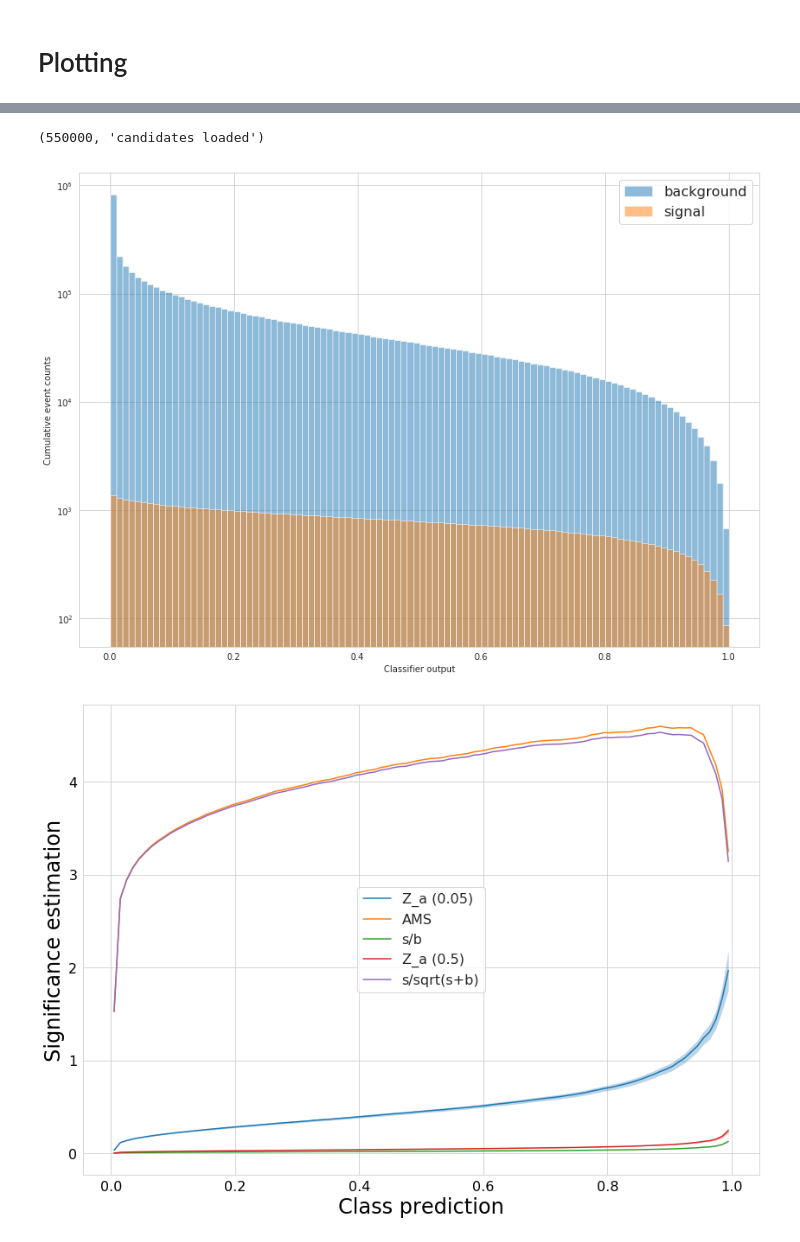
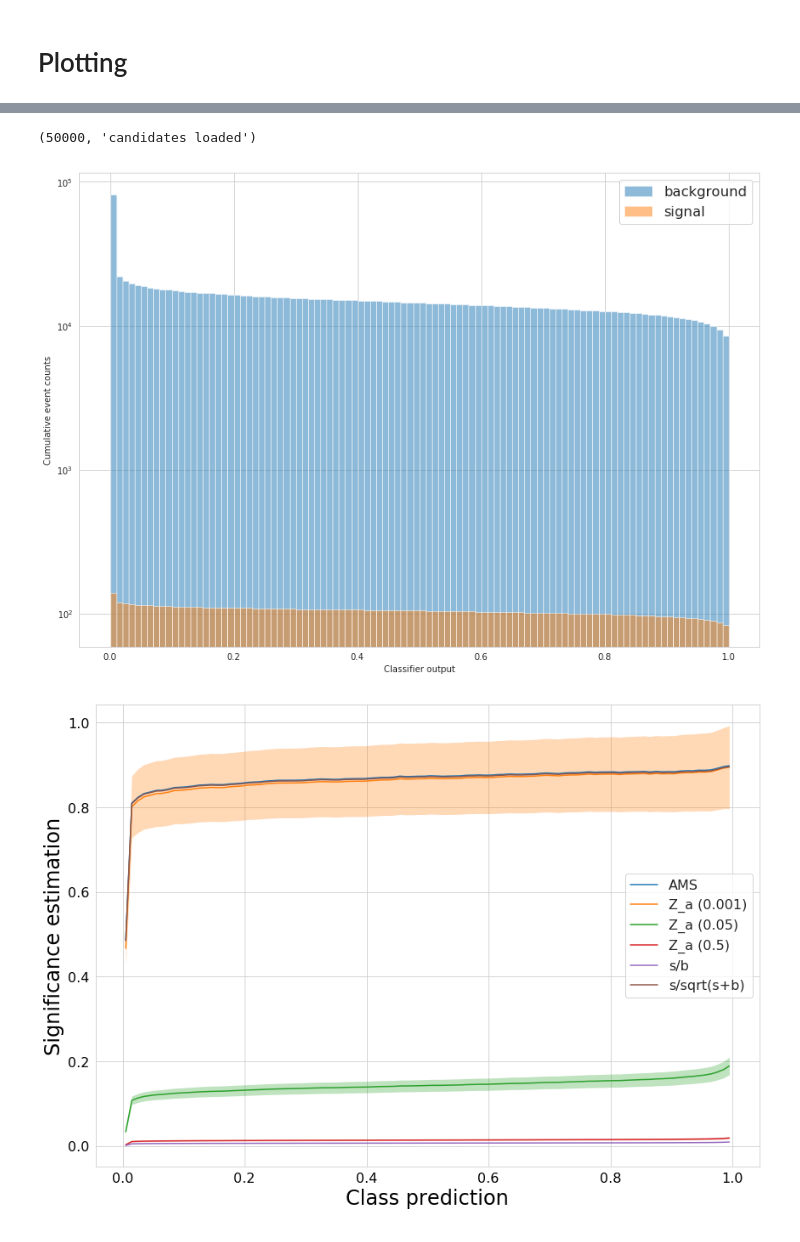
Before and after one commit to telenz/QCHS-2018, a Jupyter notebook: Notebooks/1_2_Model_Baseline-ReLU-CLR-AsimovLoss.ipynb, the cells around one changed output, grey strips where cells are left out. Drawn from its saved outputs; the diff is of its cells as text; code cells hidden in the pictures.

```diff
--- a/Notebooks/1_2_Model_Baseline-ReLU-CLR-AsimovLoss.ipynb
+++ b/Notebooks/1_2_Model_Baseline-ReLU-CLR-AsimovLoss.ipynb
@@ -7,12 +12,20 @@ Validation score use ensemble of 10 models weighted by loss
 # %%
 %matplotlib inline
 from __future__ import division
+import tensorflow as tf
 import sys
 import os
 sys.path.append('../')
 from Modules.Basics import *
 from Modules.Class_Basics import *
 from keras.models import load_model
+
+dirLoc = '../Data/'
+name = "weights/ReLU_Baseline_CLR_AsimovLoss"
+#dirLoc = '../Data_3Fold/'
+#name = "weights/ReLU_Baseline_CLR_AsimovLoss_3Fold"
+
+name_pretrain = name.replace('weights/', 'weights/PRETRAIN_')
 # %% [output]
 Using TensorFlow backend.
 # %% [markdown]
@@ -408,26 +544,28 @@ rocPlot([convertToDF(valData.source)], weightName='gen_weight', labels=['Backgro
 # %%
-%%time
+src = valData
+#src = testData
 
 from numpy import sqrt, log, power
 
 def get_asimov(systematic):
     return lambda s,b: (Z_asimov(s,b, systematic), eZ_asimov(s,sqrt(s),b,sqrt(b),systematic))
 
 h1 = plotSignificanceEstimate(
-    convertToDF(testData.source),
+    convertToDF(src.source),
     {
         's/b': lambda s,b: s/b,
         's/sqrt(s+b)': lambda s,b: s/np.sqrt(s+b),
         'Z_a (0.5)': get_asimov(0.5),
         'Z_a (0.05)': get_asimov(0.05),
+        'Z_a (0.001)': get_asimov(0.001),
         'AMS': AMS,
 #        'asimov err': lambda s,b: eZ(s,sqrt(s),b,sqrt(b)),
     },
     weightName='gen_weight',
     figsize=(14, 10),
     nBins=100,
 )
 # %% [output]
-(550000, 'candidates loaded')
+(50000, 'candidates loaded')
-[figure, old version]
+[figure, new version]
-[figure, old version]
+[figure, new version]
```
Also changed, not shown: parts of 48 cells of this notebook, 7 other files.
